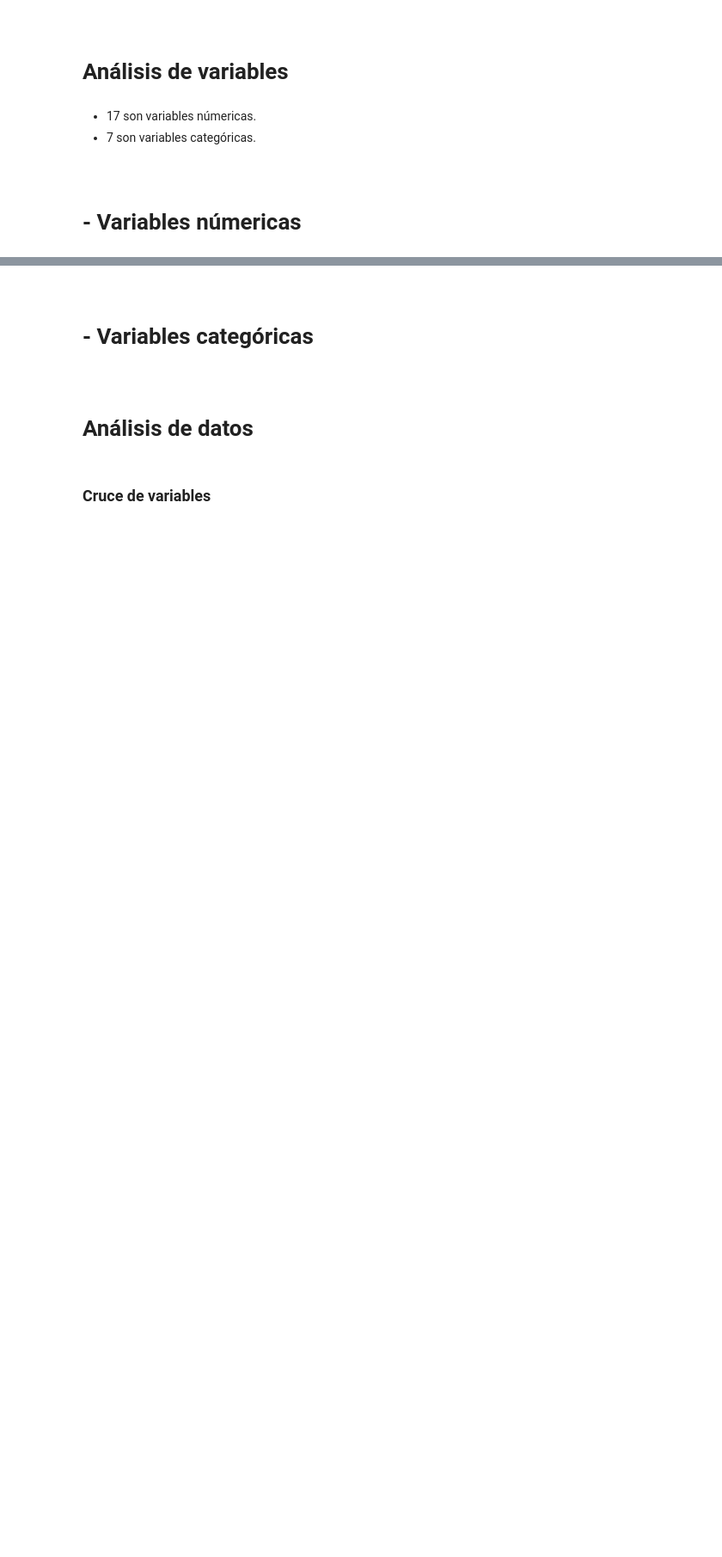
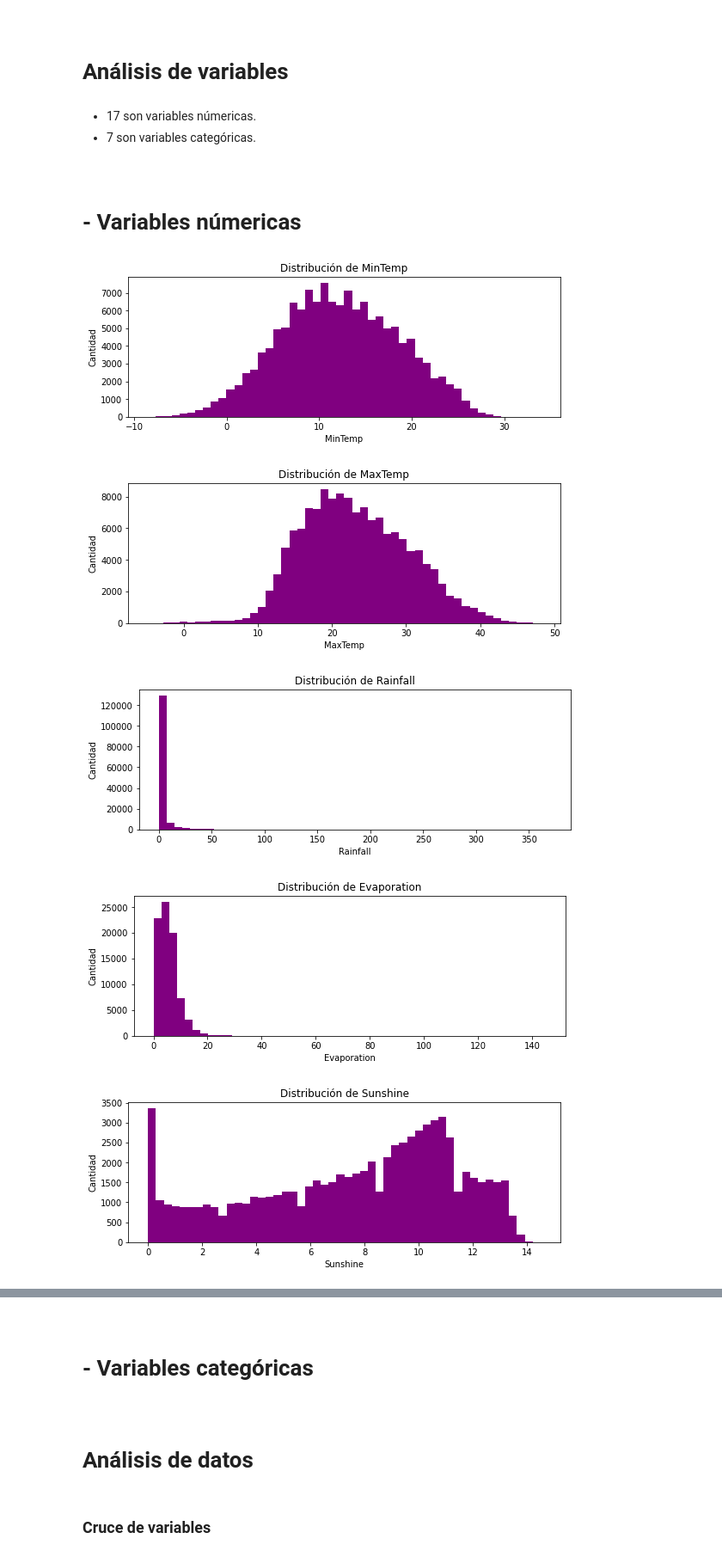
Before and after one commit to xmorh/mineriaDatos, a Jupyter notebook: Entrega1.ipynb, the cells around one changed output, grey strips where cells are left out. Shown at 86% size. Saved outputs shown, nothing was run; the diff lists cells and outputs as text; code cells hidden in the pictures; blank space fills up the shorter version.

Commit message:
variables numericas

```diff
--- a/Entrega1.ipynb
+++ b/Entrega1.ipynb
@@ -138,3 +159,29 @@ si no.no.
 # %% [markdown]
 <a id = "3"></a><br>
 # - Variables númericas
+# %%
+#Creamos una función para los histogramas
+
+def plot_hist(variable, color='purple'):
+    plt.figure(figsize=(9, 3))
+    plt.hist(data[variable], bins=50, color=color)
+    plt.xlabel(variable)
+    plt.ylabel("Cantidad")
+    plt.title("Distribución de {}".format(variable))
+    plt.show()
+# %%
+# Lista de variables numéricas para el analisis
+numeVar = ["MinTemp", "MaxTemp", "Rainfall", "Evaporation", "Sunshine",
+           "WindGustSpeed", "WindSpeed9am", "WindSpeed3pm",
+           "Humidity9am", "Humidity3pm", "Pressure9am", "Pressure3pm",
+           "Cloud9am", "Cloud3pm", "Temp9am", "Temp3pm", "RISK_MM"]
+# %%
+# Realizamos los graficos para analizar la distribución
+for n in numeVar:
+    plot_hist(n)
+# %% [output]
+[figure, added]
+[figure, added]
+[figure, added]
+[figure, added]
+[figure, added]
```
Also changed, not shown: parts of 2 cells of this notebook.
